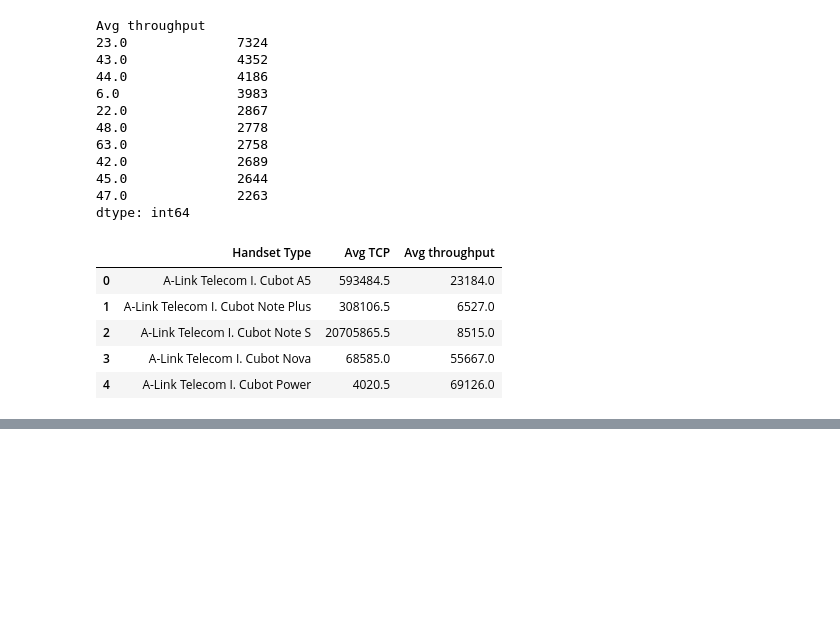
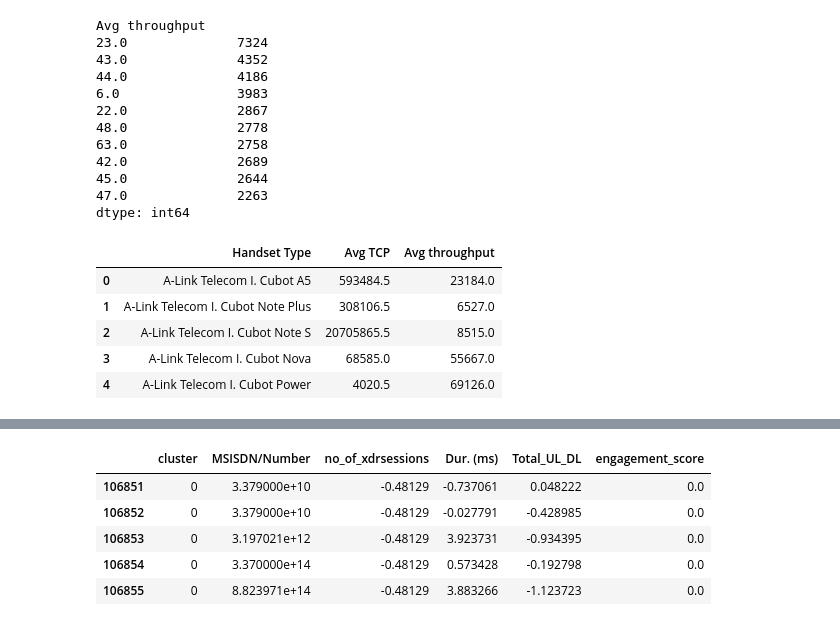
Before and after one commit to nebasam/Telecom_Data_Analysis, a Jupyter notebook: notebooks/TelecomDataAnalysis.ipynb, the cells around one changed output, grey strips where cells are left out. Cells and saved outputs as stored; diff of their text form; code cells hidden in the pictures; blank space fills up the shorter version.

Commit message:
scores Engagement

```diff
--- a/notebooks/TelecomDataAnalysis.ipynb
+++ b/notebooks/TelecomDataAnalysis.ipynb
@@ -1119,0 +1132,6 @@ kmeans_cluster(experience_parameters,columns,3).tail(20)
+# %%
+# Task 4 - Satisfaction Analysis
+engagement_metrics = user_agg[['cluster','MSISDN/Number','no_of_xdrsessions','Dur. (ms)','Total_UL_DL']]
+# %%
+engagement_score = engagement_metrics.set_index('MSISDN/Number')[
+    ['no_of_xdrsessions', 'Dur. (ms)', 'Total_UL_DL']]
@@ -1119,0 +1147,5 @@ kmeans_cluster(experience_parameters,columns,3).tail(20)
+# %%
+from sklearn.preprocessing import Normalizer
+norm = Normalizer()
+normalized_data = norm.fit_transform(engagement_metrics)
+normalized_data
@@ -1119,0 +1166,14 @@ kmeans_cluster(experience_parameters,columns,3).tail(20)
+# %%
+distance = kmeans.fit_transform(normalized_data)
+less_engaged_cluster = 2
+distance_from_less_engaged_cluster = list(
+    map(lambda x: x[less_engaged_cluster], distance))
+engagement_metrics['engagement_score'] = distance_from_less_engaged_cluster
+engagement_metrics.tail(5)
+# %% [output]
+|  | cluster | MSISDN/Number | no_of_xdrsessions | Dur. (ms) | Total_UL_DL | engagement_score |
+| 106851 | 0 | 3.379000e+10 | -0.48129 | -0.737061 | 0.048222 | 0.0 |
+| 106852 | 0 | 3.379000e+10 | -0.48129 | -0.027791 | -0.428985 | 0.0 |
+| 106853 | 0 | 3.197021e+12 | -0.48129 | 3.923731 | -0.934395 | 0.0 |
+| 106854 | 0 | 3.370000e+14 | -0.48129 | 0.573428 | -0.192798 | 0.0 |
+| 106855 | 0 | 8.823971e+14 | -0.48129 | 3.883266 | -1.123723 | 0.0 |
```
Also changed, not shown: parts of 20 cells of this notebook.
